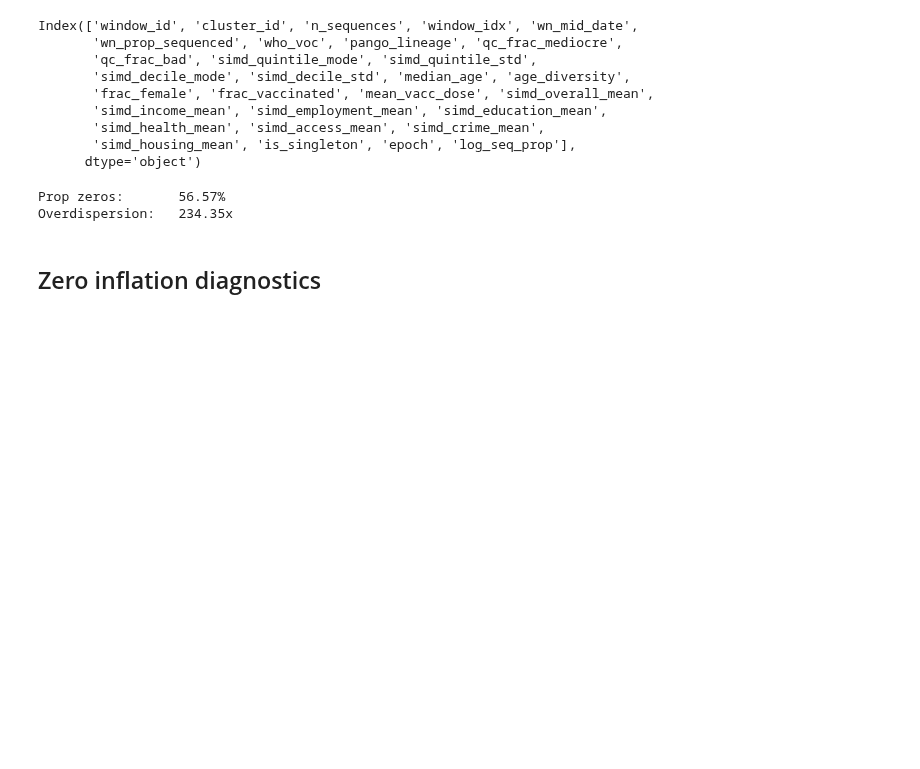
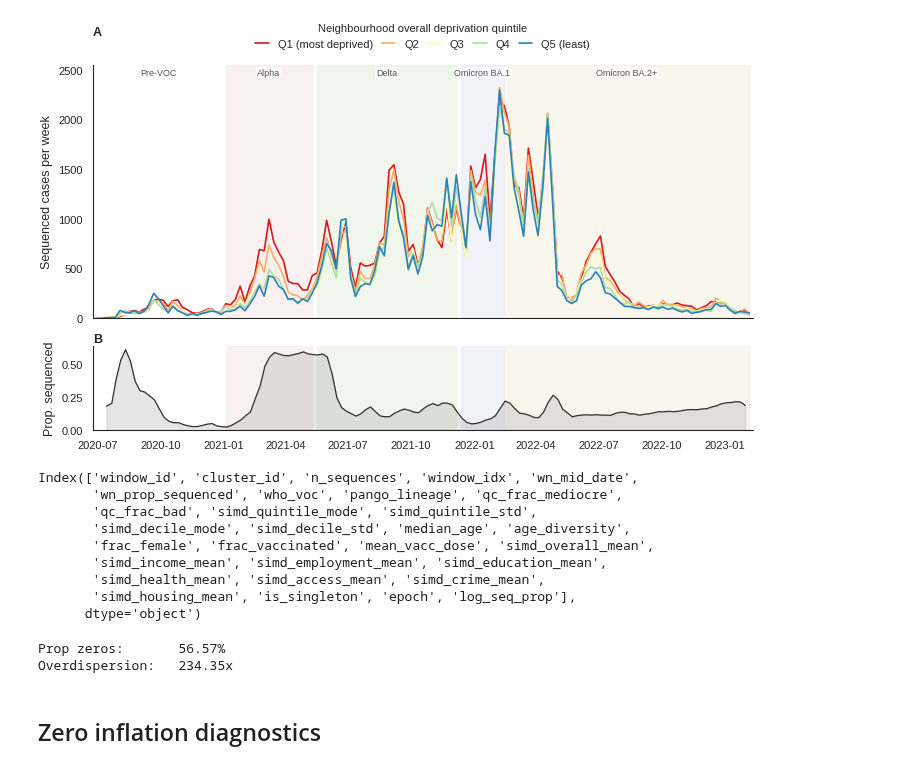
Before and after one commit to ydnkka/scotland, a Jupyter notebook: analysis/simd_analysis.ipynb, the cells around one changed output. Drawn from its saved outputs; the diff is of its cells as text; code cells hidden in the pictures; blank space fills up the shorter version.

```diff
--- a/analysis/simd_analysis.ipynb
+++ b/analysis/simd_analysis.ipynb
@@ -129,7 +129,9 @@ def sequences_by_simd_over_time():
     )
     plt.close(fig)
 # %%
-# sequences_by_simd_over_time()
+sequences_by_simd_over_time()
+# %% [output]
+[figure, added]
 # %%
 cluster_data = data.load_cluster_features()
 # %%
```
Also changed, not shown: parts of 5 cells of this notebook, 10 other files.
